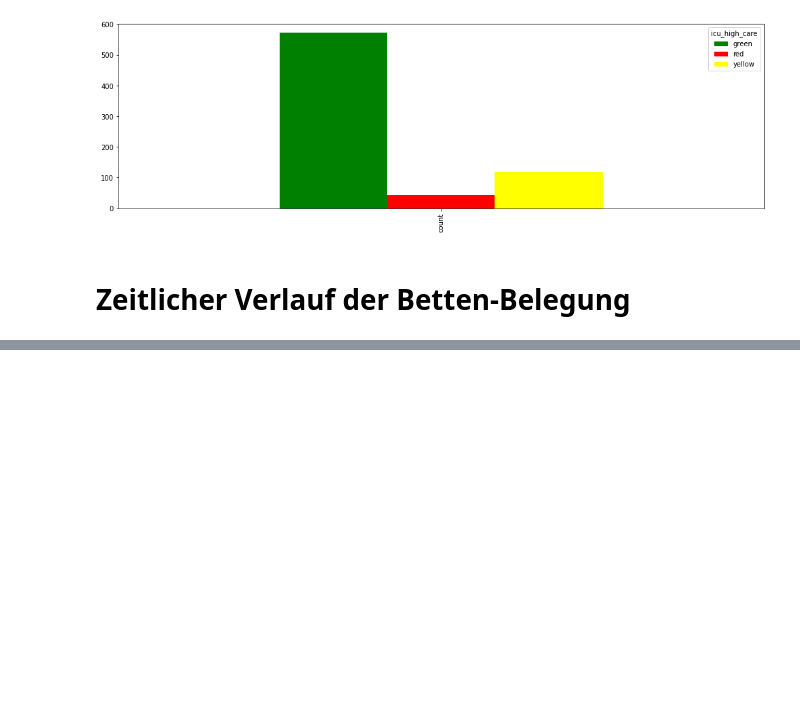
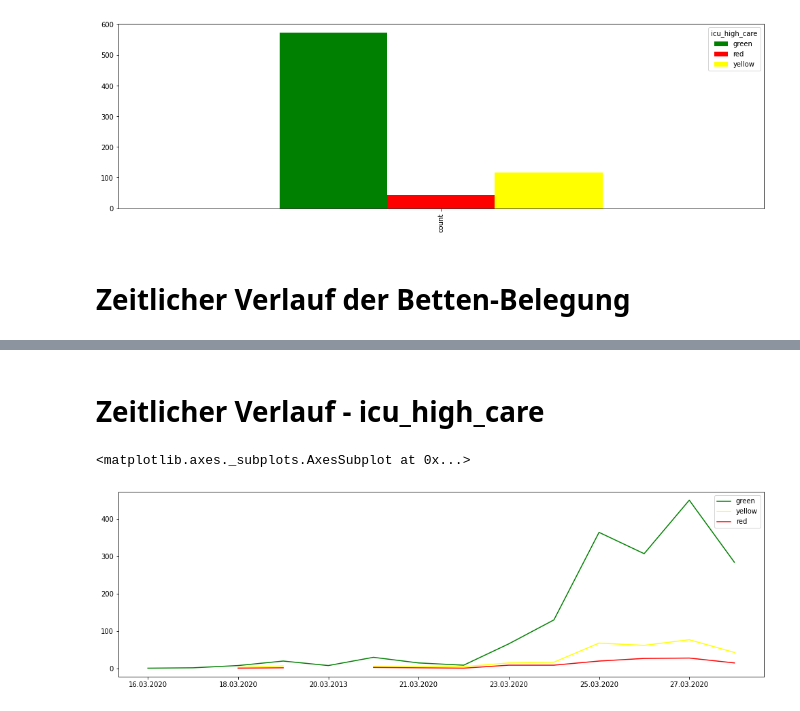
Before and after one commit to marc101101/intensiv-betten, a Jupyter notebook: data_analytics/Markus_first_draft.ipynb, the cells around one changed output, grey strips where cells are left out. Saved outputs shown, nothing was run; the diff lists cells and outputs as text; code cells hidden in the pictures; blank space fills up the shorter version.

```diff
--- a/data_analytics/Markus_first_draft.ipynb
+++ b/data_analytics/Markus_first_draft.ipynb
@@ -141,0 +157,15 @@ AttributeError: 'Series' object has no attribute 'Date'
+# %% [markdown]
+# Zeitlicher Verlauf - icu_high_care
+# %%
+status_high_green = main_frame.loc[main_frame['icu_high_care'] == "green"].groupby('updated').count()['hospital'].to_frame()
+status_high_green = status_high_green.rename(columns={"hospital": "green"})
+status_high_yellow = main_frame.loc[main_frame['icu_high_care'] == "yellow"].groupby('updated').count()['hospital'].to_frame()
+status_high_yellow = status_high_yellow.rename(columns={"hospital": "yellow"})
+status_high_red = main_frame.loc[main_frame['icu_high_care'] == "red"].groupby('updated').count()['hospital'].to_frame()
+status_high_red = status_high_red.rename(columns={"hospital": "red"})
+
+result = pd.concat([status_high_green, status_high_yellow, status_high_red], axis=1)
+result.plot(kind="line",  color=['green', 'yellow', 'red'])
+# %% [output]
+<matplotlib.axes._subplots.AxesSubplot at 0x...>
+[figure, added]
```
Also changed, not shown: parts of 9 cells of this notebook, 2 other files.
